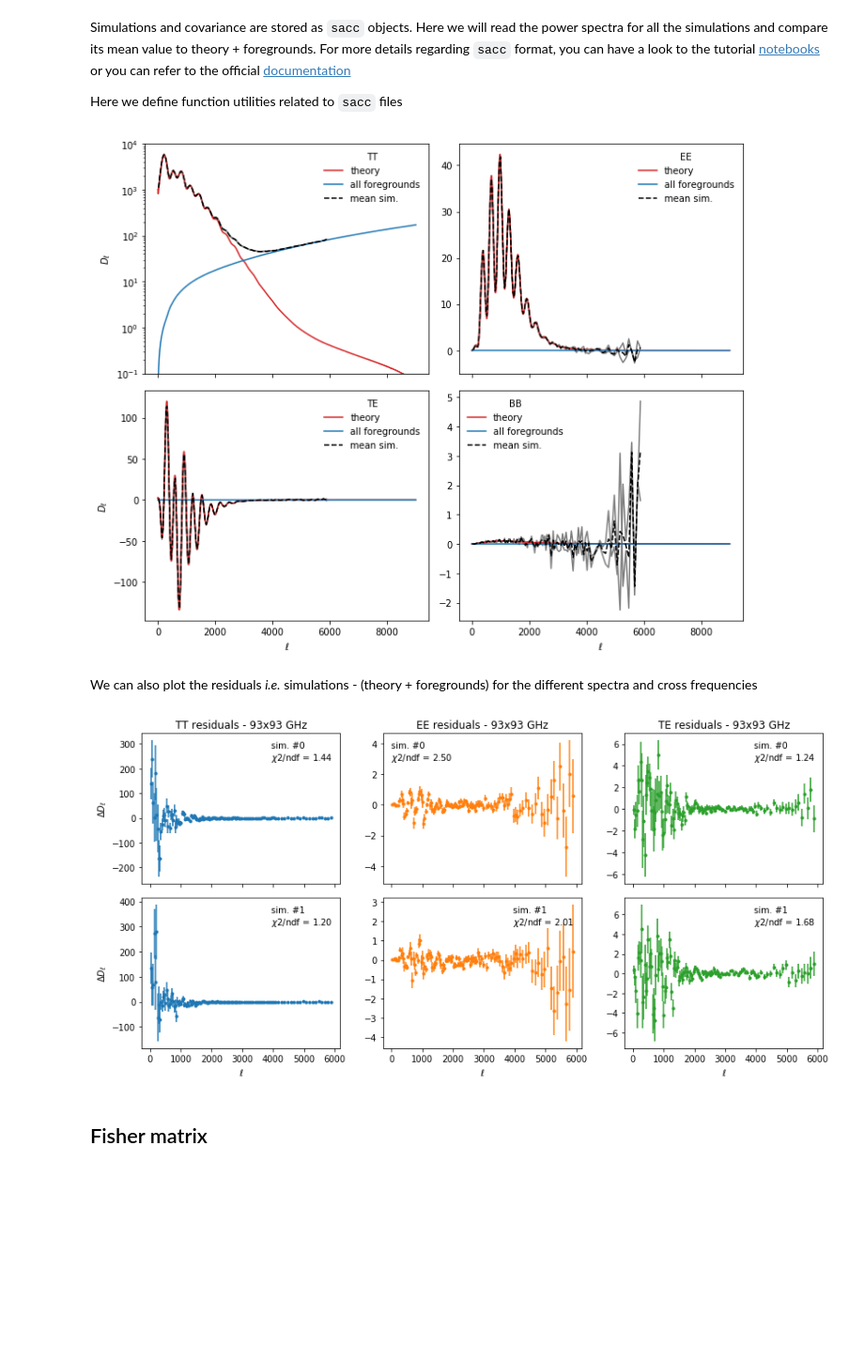
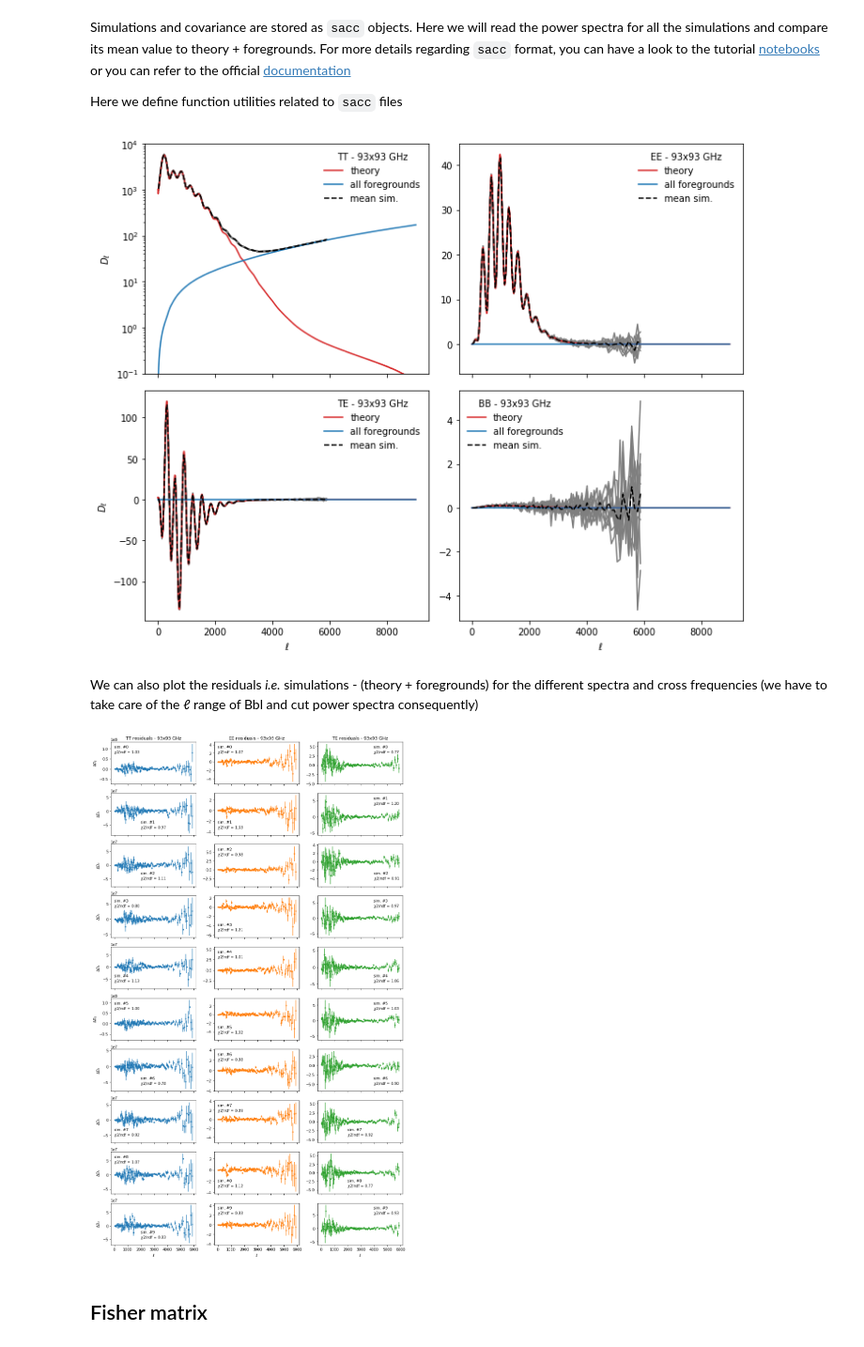
Before and after one commit to simonsobs/LAT_MFLike, a Jupyter notebook: notebooks/mflike_tutorial.ipynb, the cells around one changed output. Shown at 94% size. Cells and saved outputs as stored; diff of their text form; code cells hidden in the pictures; blank space fills up the shorter version.

```diff
--- a/notebooks/mflike_tutorial.ipynb
+++ b/notebooks/mflike_tutorial.ipynb
@@ -156,12 +156,12 @@ Dls = model.theory["camb"].get_Cl(ell_factor=True)
 Let's plot the different spectra
 # %%
 ell = np.arange(lmin, lmax)
-dls = {cl: Dls[cl] for cl in Cl.keys()}
+dls = {cl: Dls[cl][lmin:lmax] for cl in Cl.keys()}
 fig, axes = plt.subplots(2, 1, sharex=True, figsize=(6, 8))
 axes[0].set_yscale("log")
 for i, cl in enumerate(Cl.keys()):
     ax = axes[1] if cl == "te" else axes[0]
-    ax.plot(ell, dls[cl][lmin:lmax], "-C{}".format(i), label=cl.upper())
+    ax.plot(ell, dls[cl], "-C{}".format(i), label=cl.upper())
 
 for ax in axes:
     ax.set_ylabel(r"$D_\ell$")
@@ -176,7 +176,7 @@ for ax in axes:
 Get all the foreground models at higher &ell;
 # %%
 from mflike import get_foreground_model
-fg_models = get_foreground_model(nuisance_params, mflike.foregrounds, mflike.freqs, ell=np.arange(lmax))
+fg_models = get_foreground_model(nuisance_params, mflike.foregrounds, mflike.freqs, ell=ell)
 # %% [markdown]
 Then plot them in a triangle plot
 # %%
@@ -192,10 +192,10 @@ for i, cross in enumerate(product(freqs, freqs)):
     if idx in zip(*np.triu_indices(nfreqs, k=1)):
       fig.delaxes(ax)
       continue
-    ax.plot(ell, fg_models[mode, "all", cross[0], cross[1]][lmin:lmax], color="k")
+    ax.plot(ell, fg_models[mode, "all", cross[0], cross[1]], color="k")
     for compo in components:
-      ax.plot(ell, fg_models[mode, compo, cross[0], cross[1]][lmin:lmax])
-    ax.plot(ell, dls[mode][lmin:lmax], color="tab:gray")
+      ax.plot(ell, fg_models[mode, compo, cross[0], cross[1]])
+    ax.plot(ell, dls[mode], color="tab:gray")
     ax.legend([], title="{}x{} GHz".format(*cross))
     if mode == "tt":
       ax.set_yscale("log")
@@ -234,7 +234,7 @@ def read_sacc_cov(spec, cross):
     return s_b.get_ell_cl(*_get_tracers(spec, cross), return_cov=True, return_windows=True)[-2:]
 # %%
 cross = (93, 93)
-nsims = 2
+nsims = 10
 
 fig, axes = plt.subplots(2, 2, sharex=True, figsize=(10, 8))
 for spec, ax in zip(Cl.keys(), axes.flatten()):
@@ -242,11 +242,11 @@ for spec, ax in zip(Cl.keys(), axes.flatten()):
     for i in range(nsims):
         cls += [read_sacc_data(spec, cross, i)]
         ax.plot(*cls[-1], color="tab:gray")
-    ax.plot(ell, dls[spec][lmin:lmax], color="tab:red", label="theory")
-    fg = fg_models[spec, "all", cross[0], cross[1]][lmin:lmax] if spec != "bb" else np.zeros_like(ell)
+    ax.plot(ell, dls[spec], color="tab:red", label="theory")
+    fg = fg_models[spec, "all", cross[0], cross[1]] if spec != "bb" else np.zeros_like(ell)
     ax.plot(ell, fg, color="tab:blue", label="all foregrounds")
     ax.plot(*np.mean(cls, axis=0), "--k", label="mean sim.")
-    ax.legend(title=spec.upper())
+    ax.legend(title="{} - {}x{} GHz".format(spec.upper(), *cross))
     if spec == "tt":
       ax.set_yscale("log")
       ax.set_ylim(10**-1, 10**4)
@@ -257,41 +257,45 @@ for ax in axes[-1]:
     ax.set_xlabel(r"$\ell$")
 plt.tight_layout()
 # %% [output]
-[figure, old version]
+[figure, new version]
 # %% [markdown]
 We can also plot the residuals *i.e.* simulations - (theory + foregrounds) for the different spectra
-and cross frequencies
+and cross frequencies (we have to take care of the &ell; range of Bbl and cut power spectra
+consequently)
 # %%
 spectra = ["tt", "ee", "te"]
 
 # Get binned theory + fg
 theory = {}
 for spec in spectra:
     cov, bbl = read_sacc_cov(spec, cross)
     ps_th = dls[spec]
     ps_fg = fg_models[spec, "all", cross[0], cross[1]]
-    theory.update({spec: {"cl": np.dot(bbl[1], ps_th[bbl[0]]+ps_fg[bbl[0]]),
+    theory.update({spec: {"cl": np.dot(bbl[1], ps_th[:6000]+ps_fg[:6000]),
                           "error": np.sqrt(np.diag(cov))}})
 
-fig, axes = plt.subplots(nsims, 3, sharex=True, figsize=(12, 3*nsims))
+fig, axes = plt.subplots(nsims, 3, sharex=True, figsize=(12, 2*nsims))
 for i in range(nsims):
     for j, spec in enumerate(spectra):
         l, cl = read_sacc_data(spec, cross, i)
         x, y, yerr = l, cl - theory[spec]["cl"], theory[spec]["error"]
-        axes[i, j].errorbar(x, y, yerr, fmt=".C{}".format(j))
+        if spec == "tt":
+            axes[i, j].errorbar(x, x**2*y, x**2*yerr, fmt=".C{}".format(j))
+        else:
+            axes[i, j].errorbar(x, y, yerr, fmt=".C{}".format(j))
         chi2 = np.sum((y/yerr)**2)
         title = "sim. #%i\n$\chi2$/ndf = %.2f" % (i, chi2/len(y))
         axes[i, j].legend([], title=title)
 
 for ax in axes[:, 0]:
     ax.set_ylabel(r"$\Delta D_\ell$")
 for ax in axes[-1]:
     ax.set_xlabel(r"$\ell$")
 for i, spec in enumerate(spectra):
     axes[0, i].set_title(r"{} residuals - {}x{} GHz".format(spec.upper(), *cross))
 plt.tight_layout()
 # %% [output]
-[figure, old version]
+[figure, new version]
 # %% [markdown]
 ## Fisher matrix
 # %% [markdown]
```
Also changed, not shown: parts of 11 cells of this notebook.
